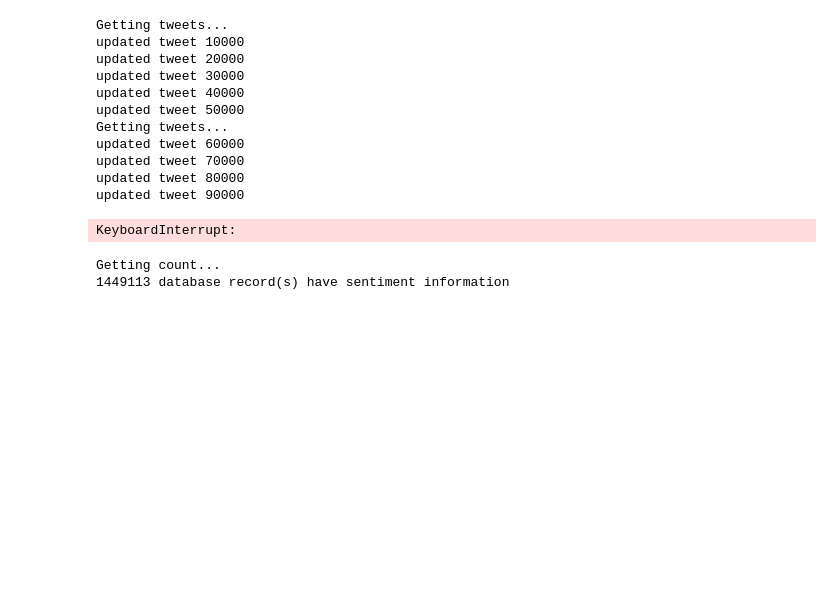
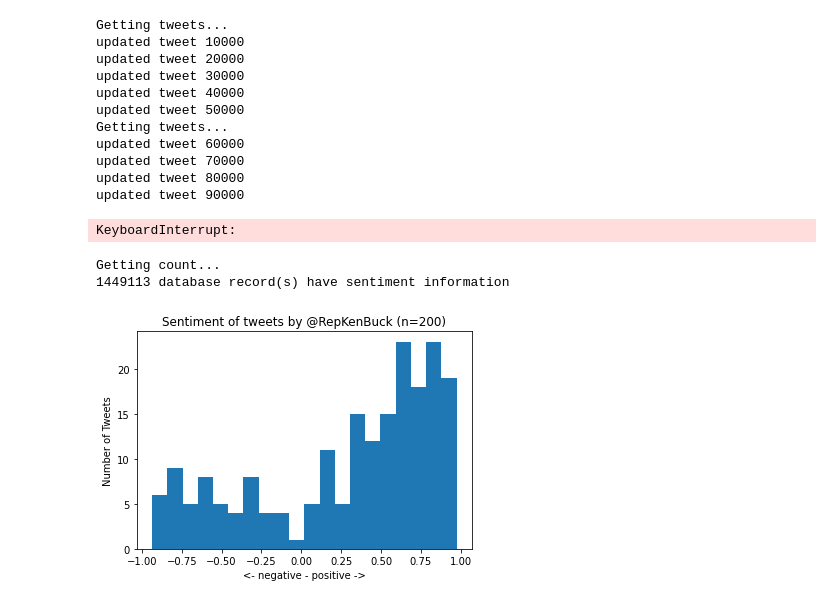
Before and after one commit to schwartzadev/info-2201, a Jupyter notebook: final/political_tweets.ipynb, the cells around one changed output. Saved outputs shown, nothing was run; the diff lists cells and outputs as text; code cells hidden in the pictures; blank space fills up the shorter version.

Commit message:
feat(final): begin charts

```diff
--- a/final/political_tweets.ipynb
+++ b/final/political_tweets.ipynb
@@ -271,3 +271,45 @@ with conn:
 # %% [output]
 Getting count...
 1449113 database record(s) have sentiment information
+# %%
+import numpy as np
+import matplotlib.pyplot as plt
+import pprint
+import sqlite3
+
+conn = sqlite3.connect(TWEETS_DATABASE_FILENAME)
+
+results = []
+
+TWITTER_ACCOUNT_NAME = 'RepKenBuck'
+
+with conn:
+    cur = conn.cursor()
+    cur.execute("""
+        SELECT json_extract(sentiment, '$.compound')
+        FROM tweets
+        WHERE (
+          json_extract(data, '$.screen_name')=?
+          AND
+          json_extract(sentiment, '$.compound') IS NOT 0
+        )
+        LIMIT 200
+        COLLATE NOCASE
+    """, [TWITTER_ACCOUNT_NAME])
+    results = cur.fetchall()
+
+compound_values = [result[0] for result in results]
+n_bins = 20
+
+plt.hist(compound_values, bins=n_bins)
+
+plt.ylabel('Number of Tweets')
+plt.title('Sentiment of tweets by @{0} (n={1})'.format(
+    TWITTER_ACCOUNT_NAME,
+    len(compound_values)
+  ))
+plt.xlabel('<- negative - positive ->')
+
+plt.show()
+# %% [output]
+[figure, added]
```
